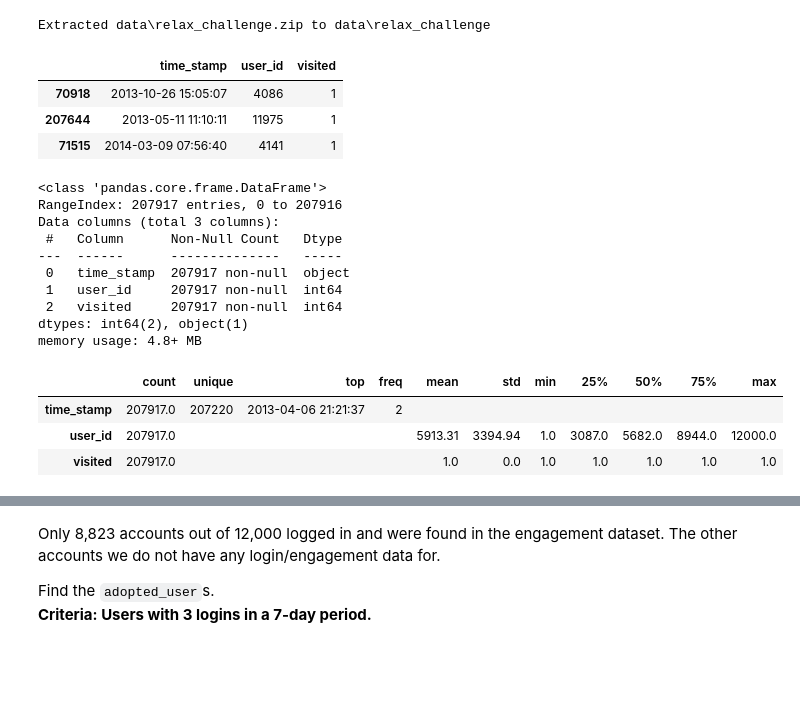
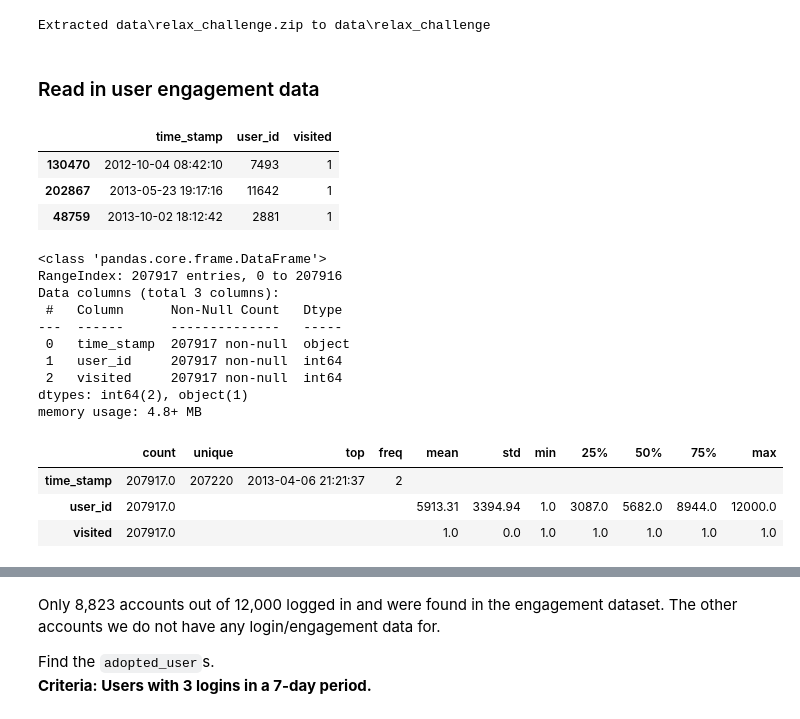
Before and after one commit to jonnross88/ultimate_project_3, a Jupyter notebook: relax.ipynb, the cells around one changed output, grey strips where cells are left out. Cells and saved outputs as stored; diff of their text form; code cells hidden in the pictures; blank space fills up the shorter version.

```diff
--- a/relax.ipynb
+++ b/relax.ipynb
@@ -52,30 +46,29 @@ if hf.check_zipfile(zip_path):
 # %% [output]
 Extracted data\relax_challenge.zip to data\relax_challenge
+# %% [markdown]
+### Read in user engagement data
 # %%
 user_engagement_path = (
-    "./data/relax_challenge/relax_challenge/takehome_user_engagement.csv"
-)
+    "./data/relax_challenge/relax_challenge/takehome_user_engagement.csv")
 
 users_path = "data/relax_challenge/relax_challenge/takehome_users.csv"
 
 users_engagement_df = pd.read_csv(user_engagement_path)
 display(users_engagement_df.sample(3))
 users_engagement_df.info()
 display(users_engagement_df.describe(include="all").round(2).T.fillna(""))
 # drop visited column
 users_engagement_df.drop(columns="visited", inplace=True)
 
 # convert time_stamp to datetime
 users_engagement_df["time_stamp"] = pd.to_datetime(
     users_engagement_df["time_stamp"])
 # # Convert user_id to string
-# users_engagement_df['user_id'] = users_engagement_df['user_id'].astype(
-#     'string').str.zfill(5)
 # %% [output]
 |  | time_stamp | user_id | visited |
-| 70918 | 2013-10-26 15:05:07 | 4086 | 1 |
-| 207644 | 2013-05-11 11:10:11 | 11975 | 1 |
-| 71515 | 2014-03-09 07:56:40 | 4141 | 1 |
+| 130470 | 2012-10-04 08:42:10 | 7493 | 1 |
+| 202867 | 2013-05-23 19:17:16 | 11642 | 1 |
+| 48759 | 2013-10-02 18:12:42 | 2881 | 1 |
 <class 'pandas.core.frame.DataFrame'>
 RangeIndex: 207917 entries, 0 to 207916
 Data columns (total 3 columns):
```
Also changed, not shown: parts of 96 cells of this notebook, 7 other files.
